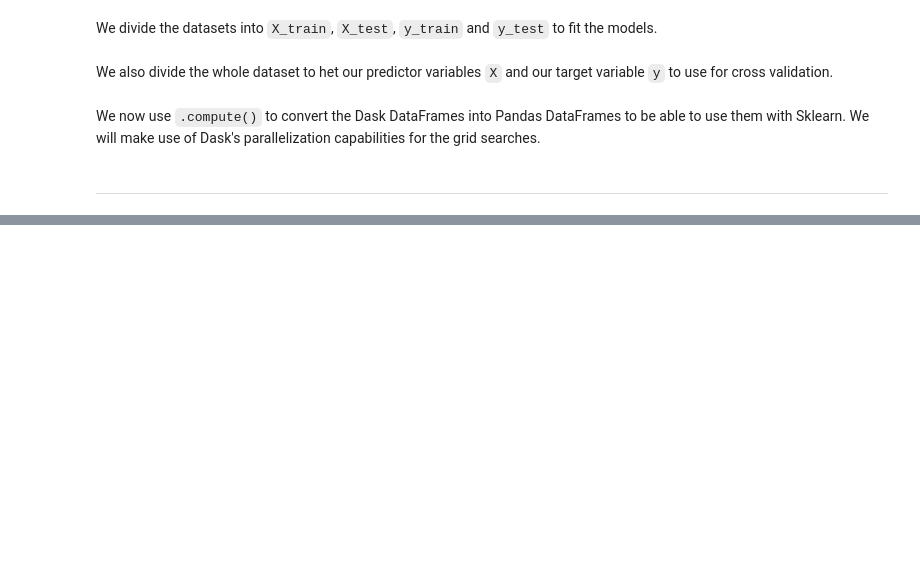
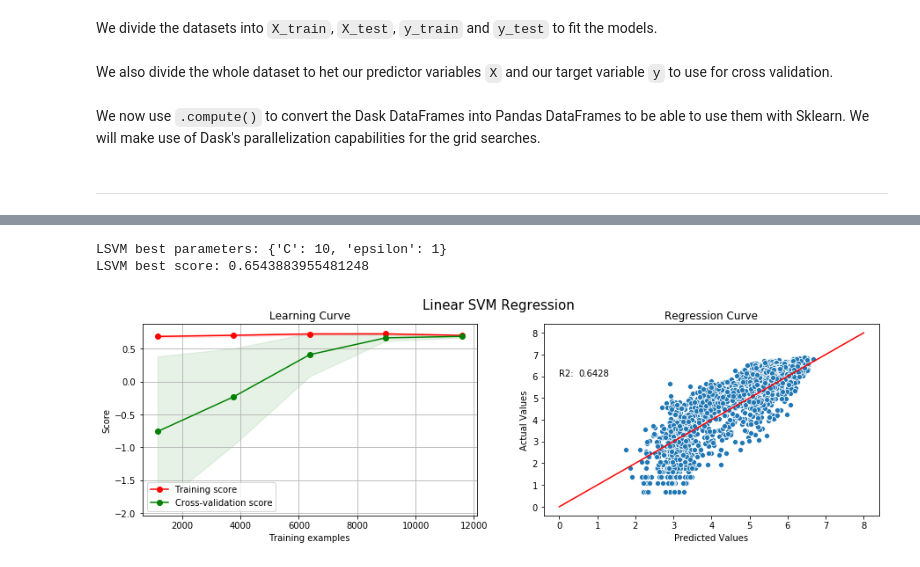
Before and after one commit to lhandal/bike_sharing_dask, a Jupyter notebook: Dask_Bike-Sharing_Leandro_Handal.ipynb, the cells around one changed output, grey strips where cells are left out. Cells and saved outputs as stored; diff of their text form; code cells hidden in the pictures; blank space fills up the shorter version.

```diff
--- a/Dask_Bike-Sharing_Leandro_Handal.ipynb
+++ b/Dask_Bike-Sharing_Leandro_Handal.ipynb
@@ -847,0 +929,27 @@ X_train, X_test, y_train, y_test = X_train.compute(), X_test.compute(), y_train.
+# %%
+grid_search = dcv.GridSearchCV(estimator=lsvm, param_grid=param_lsvm, cv=3)
+grid_search.fit(X, y)
+print(f'LSVM best parameters: {grid_search.best_params_}')
+print(f'LSVM best score: {grid_search.best_score_}')
+# %% [output]
+LSVM best parameters: {'C': 10, 'epsilon': 1}
+LSVM best score: 0.6543883955481248
+# %%
+def lsvm_plot():
+    fig, (ax1, ax2) = plt.subplots(ncols=2, figsize=(15, 4))
+    plot_learning_curve(lsvm, title="Learning Curve", X=X.compute(), y=y.compute(), ax=ax1)
+    sns.scatterplot(y_pred_lsvm, y_test, ax=ax2)
+    ax2.set_title("Regression Curve")
+    ax2.set_ylabel("Actual Values")
+    ax2.set_xlabel("Predicted Values")
+    fig.suptitle("Linear SVM Regression", size=15)
+    X_plot = np.linspace(0, 8, 2)
+    Y_plot = X_plot
+    ax2.plot(X_plot, Y_plot, color="r")
+    ax2.text(0, 6, "R2:")
+    ax2.text(0.5, 6, lsvm_score)
+
+
+lsvm_plot()
+# %% [output]
+[figure, added]
```
Also changed, not shown: parts of 15 cells of this notebook.
